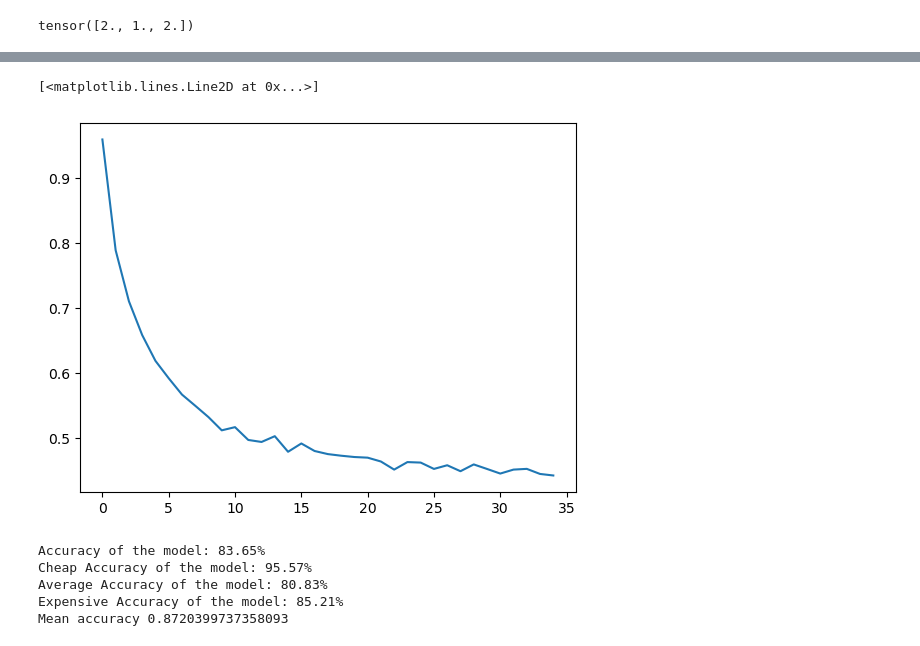
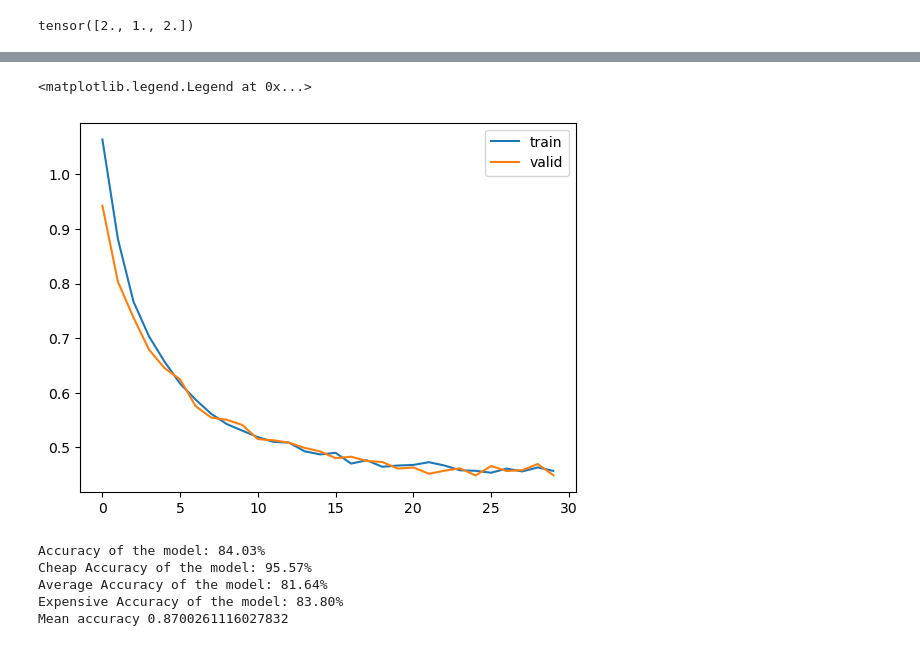
Before and after one commit to piotrszmurlo/SSNE22Z, a Jupyter notebook: miniprojekt2.ipynb, the cells around one changed output, grey strips where cells are left out. Cells and saved outputs as stored; diff of their text form; code cells hidden in the pictures.

```diff
--- a/miniprojekt2.ipynb
+++ b/miniprojekt2.ipynb
@@ -158,7 +158,7 @@ class_weights
 tensor([2., 1., 2.])
 # %%
 LEARN_RATE = 0.0001
-NUM_EPOCHS = 35
+NUM_EPOCHS = 30
 
 model = Model()
 model.to("cpu")
@@ -168,19 +168,35 @@ train_data_loader = data.DataLoader(train_dataset, batch_size=32, shuffle=True)
 test_data_loader = data.DataLoader(test_dataset, batch_size=32, shuffle=True)
 # %%
 model.train()
-losses = []
-losses_epoch = []
+losses_train = []
+losses_epoch_train = []
+losses_test = []
+losses_epoch_test = []
 
 for epoch in range(NUM_EPOCHS):
-    losses_epoch = []
+    losses_epoch_train = []
+    losses_epoch_test = []
     for x, cat_x, labels in train_data_loader:
         predictions = model(x, cat_x).squeeze(dim=1)
         loss = loss_fn(predictions, labels.long())
         loss.backward()
         optimizer.step()
         optimizer.zero_grad()
-        losses_epoch.append(loss.item())
-    losses.append(np.mean(losses_epoch))
-    print(f"Epoch: {epoch}, loss: {losses[-1]:.3}")
-plt.plot(losses)
+        losses_epoch_train.append(loss.item())
+    losses_train.append(np.mean(losses_epoch_train))
+
+    with torch.no_grad():
+        for x, cat_x, labels in test_data_loader:
+            predictions = model(x, cat_x).squeeze(dim=1)
+            loss = loss_fn(predictions, labels.long())
+            losses_epoch_test.append(loss.item())
+        losses_test.append(np.mean(losses_epoch_test))
+
+    print(f"Epoch: {epoch}, loss train: {losses_train[-1]:.3}, loss valid: {losses_epoch_test[-1]:.3}")
+
+
+plt.figure()
+plt.plot(losses_train)
+plt.plot(losses_test)
+plt.legend(["train", "valid"])
 # %% [output]
@@ -204,5 +220,5 @@ Epoch: 34, loss: 0.442
-[<matplotlib.lines.Line2D at 0x...>]
+<matplotlib.legend.Legend at 0x...>
-[figure, old version]
+[figure, new version]
 # %%
 model.eval()
 
@@ -233,8 +249,8 @@ print(f"Expensive Accuracy of the model: {100.0*acc_expensive:4.2f}%")
 
 print(f"Mean accuracy { (acc_expensive+acc_average+acc_cheap) / 3}")
 # %% [output]
-Accuracy of the model: 83.65%
+Accuracy of the model: 84.03%
 Cheap Accuracy of the model: 95.57%
-Average Accuracy of the model: 80.83%
-Expensive Accuracy of the model: 85.21%
-Mean accuracy 0.8720399737358093
+Average Accuracy of the model: 81.64%
+Expensive Accuracy of the model: 83.80%
+Mean accuracy 0.8700261116027832
```
Also changed, not shown: parts of 1 cell of this notebook.
